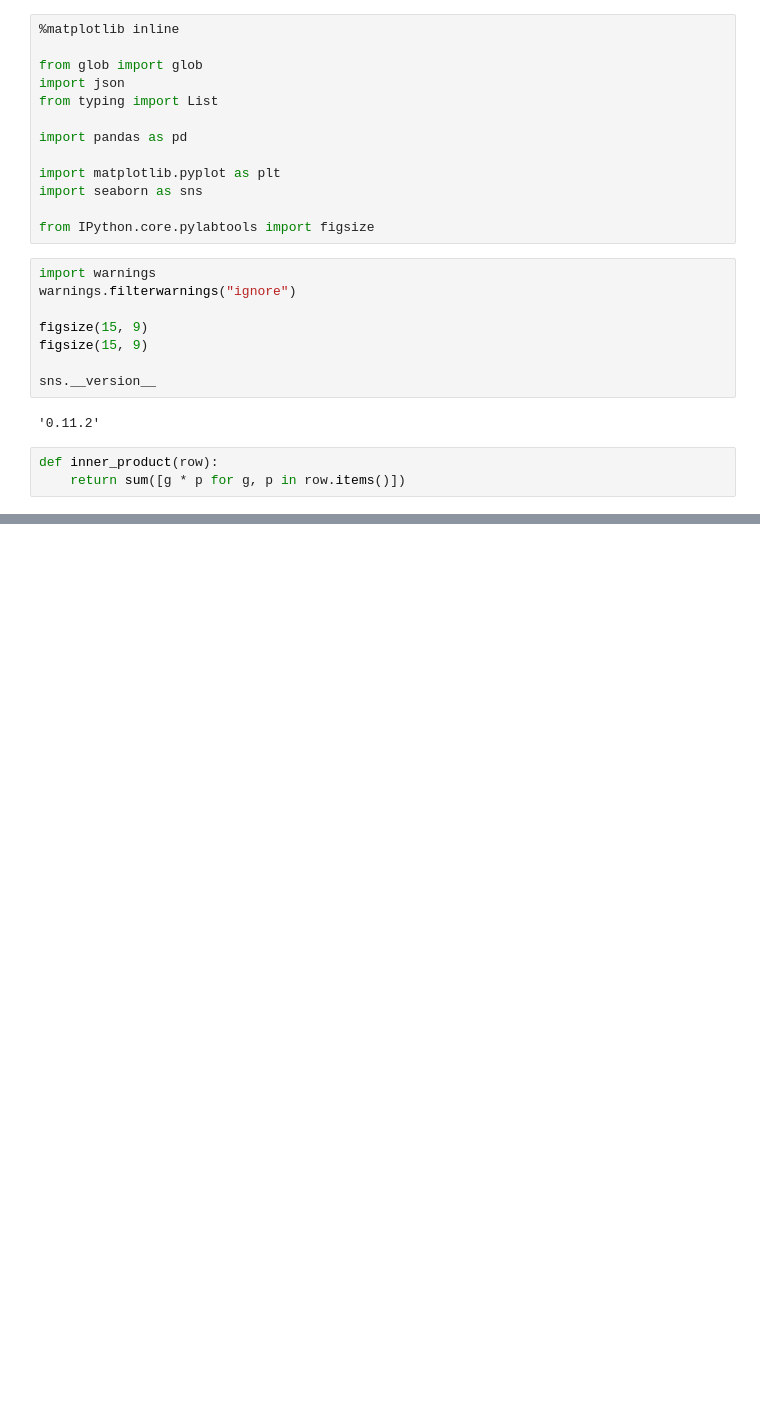
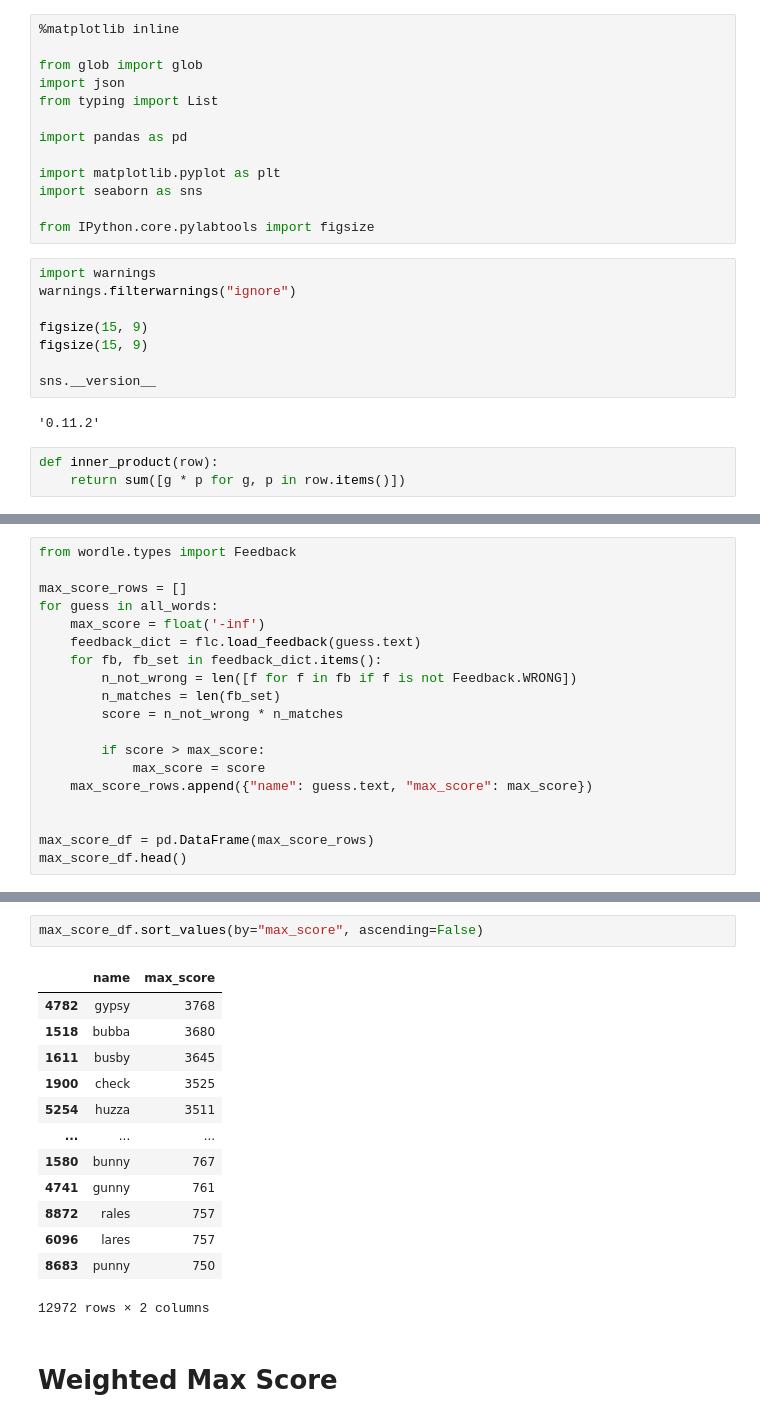
Before and after one commit to dmonroe85/wordle_experiments, a Jupyter notebook: Analyze.ipynb, the cells around one changed output, grey strips where cells are left out. Saved outputs shown, nothing was run; the diff lists cells and outputs as text; blank space fills up the shorter version.

```diff
--- a/Analyze.ipynb
+++ b/Analyze.ipynb
@@ -117,0 +202,19 @@ plt.show()
+# %%
+from wordle.types import Feedback
+
+max_score_rows = []
+for guess in all_words:
+    max_score = float('-inf')
+    feedback_dict = flc.load_feedback(guess.text)
+    for fb, fb_set in feedback_dict.items():
+        n_not_wrong = len([f for f in fb if f is not Feedback.WRONG])
+        n_matches = len(fb_set)
+        score = n_not_wrong * n_matches
+
+        if score > max_score:
+            max_score = score
+    max_score_rows.append({"name": guess.text, "max_score": max_score})
+
+
+max_score_df = pd.DataFrame(max_score_rows)
+max_score_df.head()
@@ -117,0 +228,18 @@ plt.show()
+# %%
+max_score_df.sort_values(by="max_score", ascending=False)
+# %% [output]
+|  | name | max_score |
+| 4782 | gypsy | 3768 |
+| 1518 | bubba | 3680 |
+| 1611 | busby | 3645 |
+| 1900 | check | 3525 |
+| 5254 | huzza | 3511 |
+| ... | ... | ... |
+| 1580 | bunny | 767 |
+| 4741 | gunny | 761 |
+| 8872 | rales | 757 |
+| 6096 | lares | 757 |
+| 8683 | punny | 750 |
+12972 rows × 2 columns
+# %% [markdown]
+# Weighted Max Score
```
Also changed, not shown: parts of 24 cells of this notebook, 16 other files.
